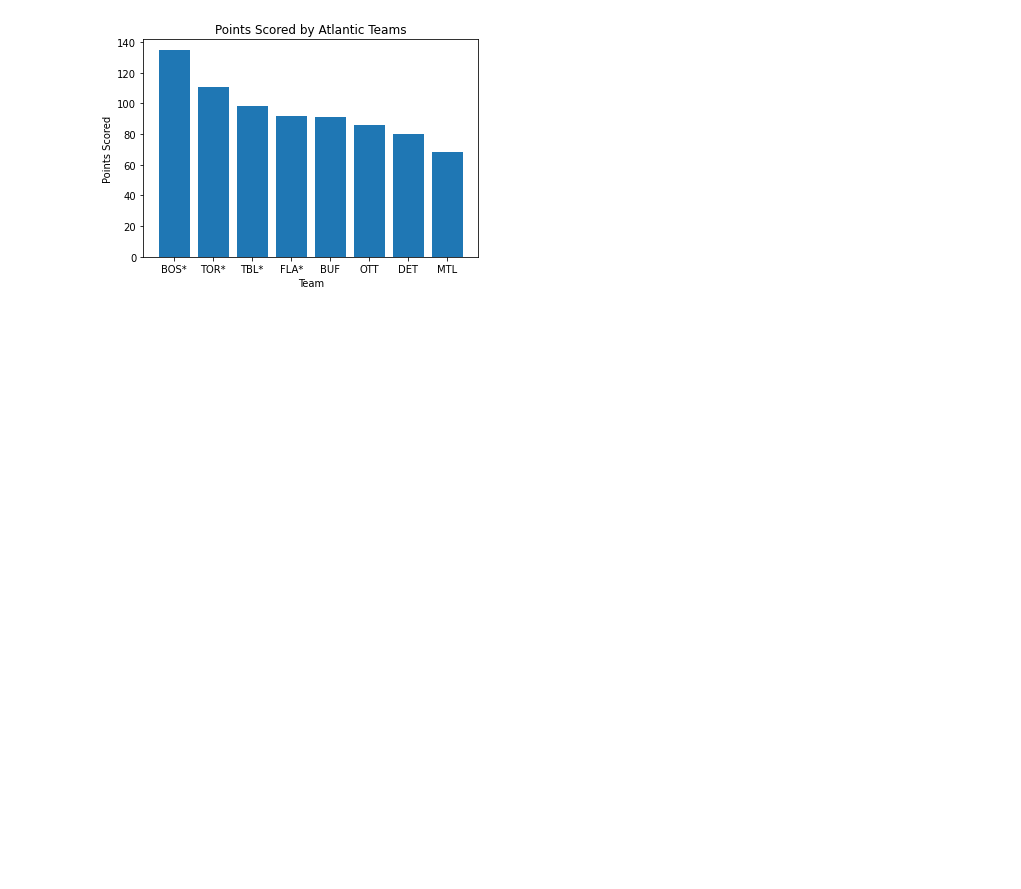
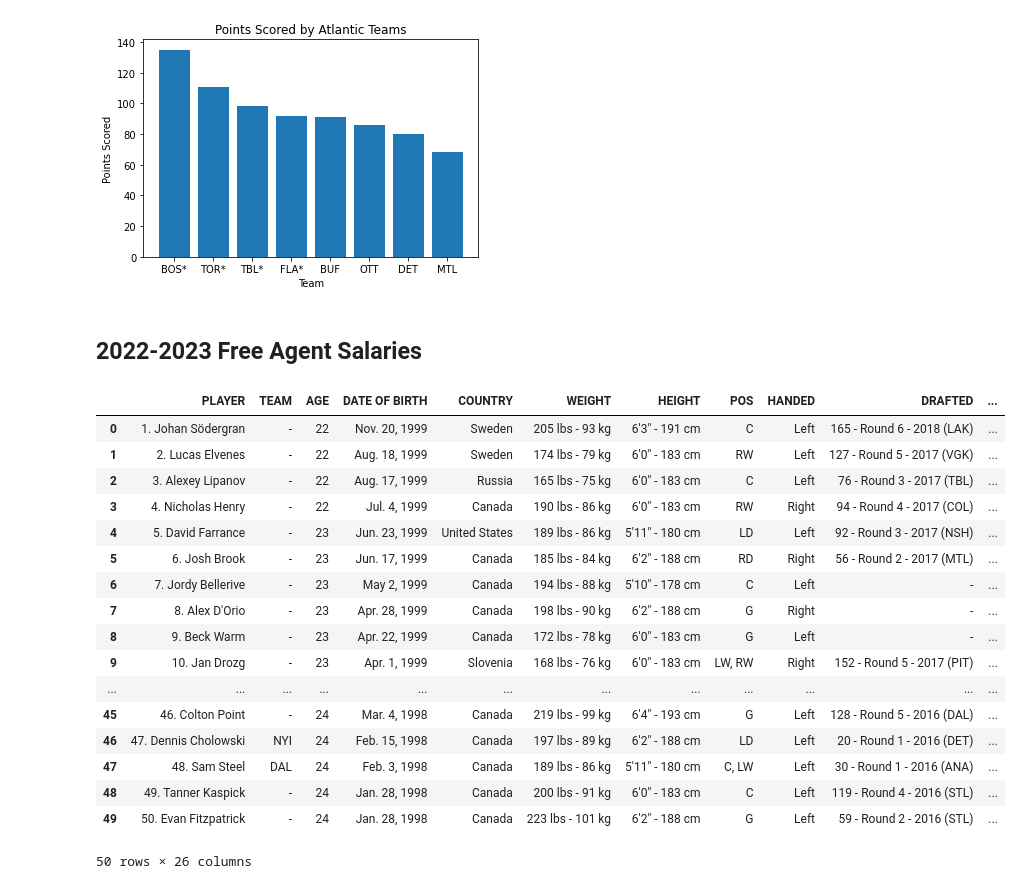
Before and after one commit to lukekerwin/DS-320_Project, a Jupyter notebook: Brian_test.ipynb, the cells around one changed output. Saved outputs shown, nothing was run; the diff lists cells and outputs as text; code cells hidden in the pictures; blank space fills up the shorter version.

Commit message:
Scraping Salary and Bio tables

```diff
--- a/Brian_test.ipynb
+++ b/Brian_test.ipynb
@@ -121,0 +126,27 @@ Text(0.5, 1.0, 'Points Scored by Atlantic Teams')
+# %% [markdown]
+## 2022-2023 Free Agent Salaries
+# %%
+# Scraping salary and biographical information of 2022-2023 free agents
+
+r = requests.get('https://www.capfriendly.com/browse/free-agents-including-signed/2023/age/all/all/ufa/asc?stats-season=2023&display=signing-team,birthday,country,weight,height,weightkg,heightcm,draft,signing-status,expiry-year,performance-bonus,signing-bonus,caphit-percent,length,base-salary,type,signing-age,signing-date,extension&hide=skater-stats,goalie-stats').text
+tables = pd.read_html(r, header=0)
+tables[0]
+# %% [output]
+|  | PLAYER | TEAM | AGE | DATE OF BIRTH | COUNTRY | WEIGHT | HEIGHT | POS | HANDED | DRAFTED | ... |
+| 0 | 1. Johan Södergran | - | 22 | Nov. 20, 1999 | Sweden | 205 lbs - 93 kg | 6'3" - 191 cm | C | Left | 165 - Round 6 - 2018 (LAK) | ... |
+| 1 | 2. Lucas Elvenes | - | 22 | Aug. 18, 1999 | Sweden | 174 lbs - 79 kg | 6'0" - 183 cm | RW | Left | 127 - Round 5 - 2017 (VGK) | ... |
+| 2 | 3. Alexey Lipanov | - | 22 | Aug. 17, 1999 | Russia | 165 lbs - 75 kg | 6'0" - 183 cm | C | Left | 76 - Round 3 - 2017 (TBL) | ... |
+| 3 | 4. Nicholas Henry | - | 22 | Jul. 4, 1999 | Canada | 190 lbs - 86 kg | 6'0" - 183 cm | RW | Right | 94 - Round 4 - 2017 (COL) | ... |
+| 4 | 5. David Farrance | - | 23 | Jun. 23, 1999 | United States | 189 lbs - 86 kg | 5'11" - 180 cm | LD | Left | 92 - Round 3 - 2017 (NSH) | ... |
+| 5 | 6. Josh Brook | - | 23 | Jun. 17, 1999 | Canada | 185 lbs - 84 kg | 6'2" - 188 cm | RD | Right | 56 - Round 2 - 2017 (MTL) | ... |
+| 6 | 7. Jordy Bellerive | - | 23 | May 2, 1999 | Canada | 194 lbs - 88 kg | 5'10" - 178 cm | C | Left | - | ... |
+| 7 | 8. Alex D'Orio | - | 23 | Apr. 28, 1999 | Canada | 198 lbs - 90 kg | 6'2" - 188 cm | G | Right | - | ... |
+| 8 | 9. Beck Warm | - | 23 | Apr. 22, 1999 | Canada | 172 lbs - 78 kg | 6'0" - 183 cm | G | Left | - | ... |
+| 9 | 10. Jan Drozg | - | 23 | Apr. 1, 1999 | Slovenia | 168 lbs - 76 kg | 6'0" - 183 cm | LW, RW | Right | 152 - Round 5 - 2017 (PIT) | ... |
+| ... | ... | ... | ... | ... | ... | ... | ... | ... | ... | ... | ... |
+| 45 | 46. Colton Point | - | 24 | Mar. 4, 1998 | Canada | 219 lbs - 99 kg | 6'4" - 193 cm | G | Left | 128 - Round 5 - 2016 (DAL) | ... |
+| 46 | 47. Dennis Cholowski | NYI | 24 | Feb. 15, 1998 | Canada | 197 lbs - 89 kg | 6'2" - 188 cm | LD | Left | 20 - Round 1 - 2016 (DET) | ... |
+| 47 | 48. Sam Steel | DAL | 24 | Feb. 3, 1998 | Canada | 189 lbs - 86 kg | 5'11" - 180 cm | C, LW | Left | 30 - Round 1 - 2016 (ANA) | ... |
+| 48 | 49. Tanner Kaspick | - | 24 | Jan. 28, 1998 | Canada | 200 lbs - 91 kg | 6'0" - 183 cm | C | Left | 119 - Round 4 - 2016 (STL) | ... |
+| 49 | 50. Evan Fitzpatrick | - | 24 | Jan. 28, 1998 | Canada | 223 lbs - 101 kg | 6'2" - 188 cm | G | Left | 59 - Round 2 - 2016 (STL) | ... |
+50 rows × 26 columns
```
Also changed, not shown: parts of 3 cells of this notebook.
